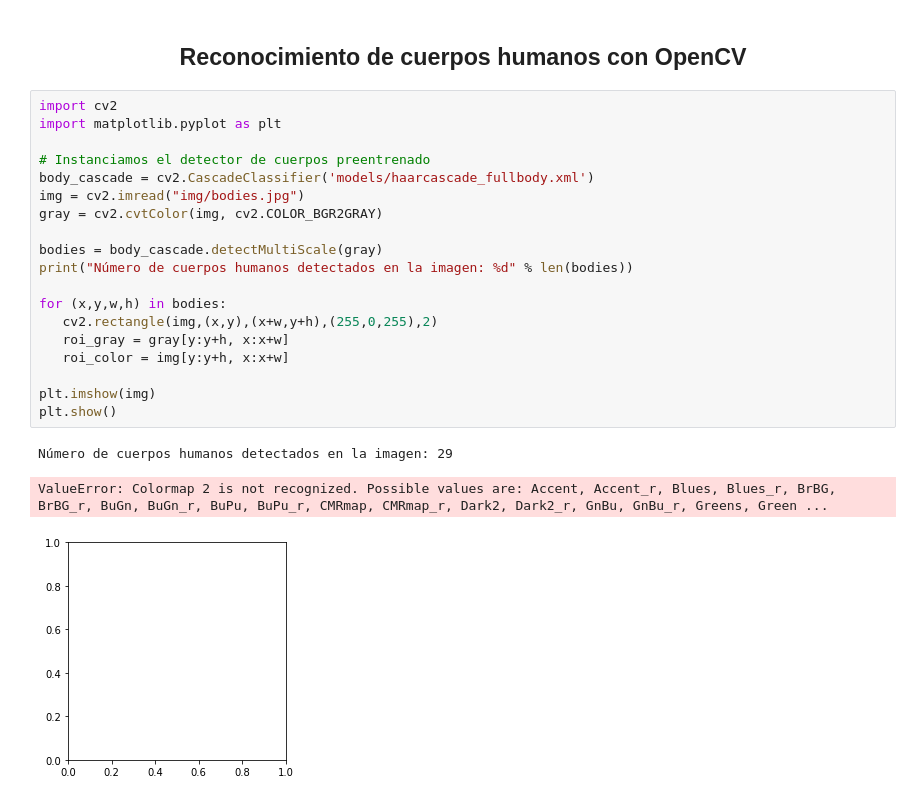
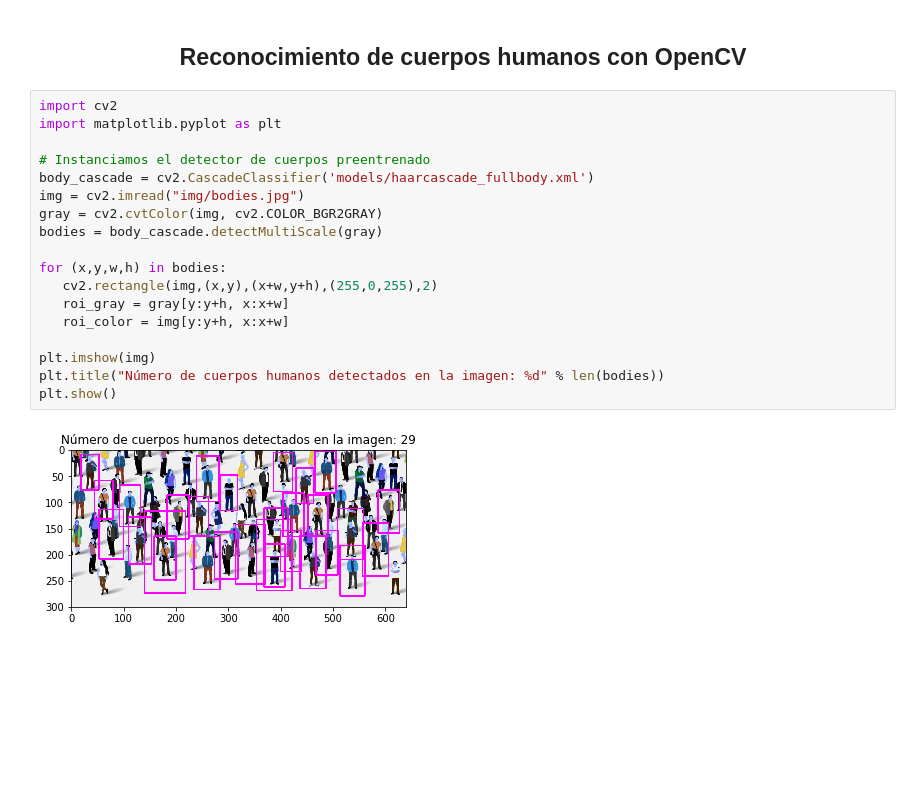
Before and after one commit to Deotratierra/fullstack, a Jupyter notebook: backend/src/analisis_de_datos/machine_learning/reconocimiento/bodies.ipynb, the cells around one changed output. Saved outputs shown, nothing was run; the diff lists cells and outputs as text; blank space fills up the shorter version.

```diff
--- a/backend/src/analisis_de_datos/machine_learning/reconocimiento/bodies.ipynb
+++ b/backend/src/analisis_de_datos/machine_learning/reconocimiento/bodies.ipynb
@@ -3,23 +3,20 @@
 # %%
 import cv2
 import matplotlib.pyplot as plt
 
 # Instanciamos el detector de cuerpos preentrenado
 body_cascade = cv2.CascadeClassifier('models/haarcascade_fullbody.xml')
 img = cv2.imread("img/bodies.jpg")
 gray = cv2.cvtColor(img, cv2.COLOR_BGR2GRAY)
-
 bodies = body_cascade.detectMultiScale(gray)
-print("Número de cuerpos humanos detectados en la imagen: %d" % len(bodies))
 
 for (x,y,w,h) in bodies:
    cv2.rectangle(img,(x,y),(x+w,y+h),(255,0,255),2)
    roi_gray = gray[y:y+h, x:x+w]
    roi_color = img[y:y+h, x:x+w]
 
 plt.imshow(img)
+plt.title("Número de cuerpos humanos detectados en la imagen: %d" % len(bodies))
 plt.show()
 # %% [output]
-Número de cuerpos humanos detectados en la imagen: 29
-ValueError: Colormap 2 is not recognized. Possible values are: Accent, Accent_r, Blues, Blues_r, BrBG, BrBG_r, BuGn, BuGn_r, BuPu, BuPu_r, CMRmap, CMRmap_r, Dark2, Dark2_r, GnBu, GnBu_r, Greens, Green ...
-[figure, old version]
+[figure, new version]
```
Also changed, not shown: 12 other files.
